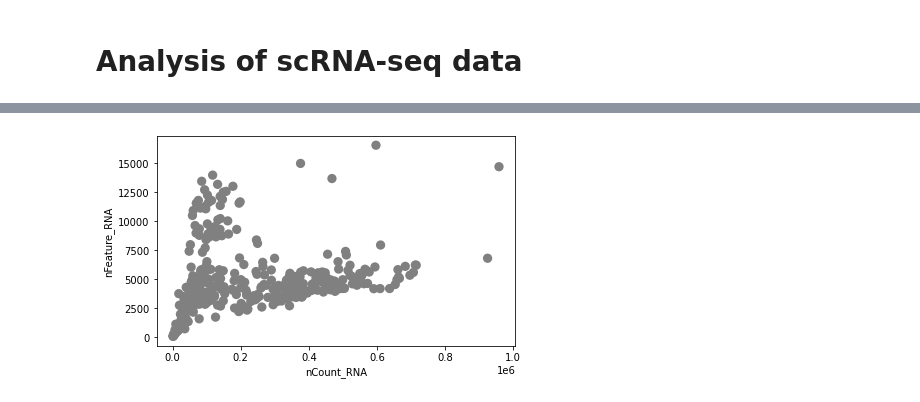
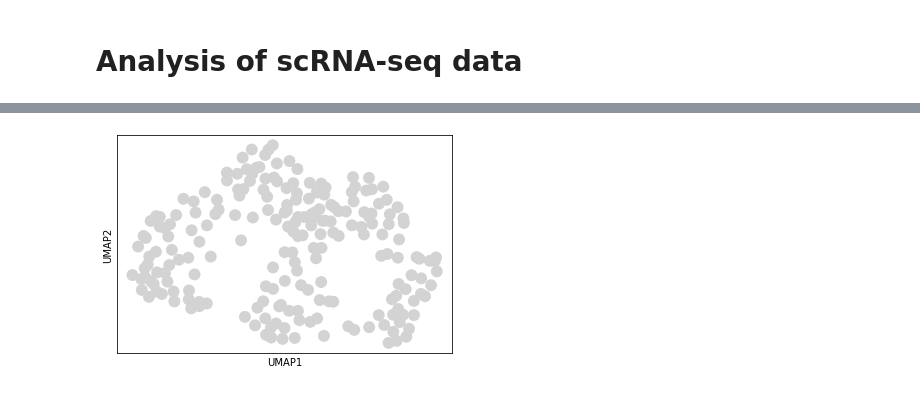
Before and after one commit to menchelab/novarinocollab, a Jupyter notebook: notebooks/scRNAseq_analysis.ipynb, the cells around one changed output, grey strips where cells are left out. Drawn from its saved outputs; the diff is of its cells as text; code cells hidden in the pictures.

```diff
--- a/notebooks/scRNAseq_analysis.ipynb
+++ b/notebooks/scRNAseq_analysis.ipynb
@@ -16,4 +17,9 @@ AnnData object with n_obs × n_vars = 348 × 24421
 # %%
 adata.obs['nCount_RNA'] = np.array(adata.X.sum(axis = 1)).flatten()
 adata.obs['nFeature_RNA'] = np.array((adata.X > 0).sum(axis = 1)).flatten()
-adata.obs
+adata.obs['percent_mt'] = \
+    np.array(adata[:, adata.var.index.str.startswith('mt')].X.sum(axis = 1)).flatten() / \
+    np.array(adata.X.sum(axis = 1)).flatten()
+adata.obs['percent_ribo'] = \
+    np.array(adata[:, adata.var.index.str.match('^Rp[sl]')].X.sum(axis = 1)).flatten() / \
+    np.array(adata.X.sum(axis = 1)).flatten()
@@ -34,0 +65,2 @@ adata.obs
+# %%
+adata = adata[(adata.obs.nFeature_RNA > 2000) & (adata.obs.percent_mt < 0.25), :].copy()
@@ -35,9 +85,27 @@ adata.obs
+# %%
+adata.layers['counts'] = adata.X.copy()
+#basically seurat preprocessing
+sc.pp.normalize_total(
+    adata,
+    target_sum = 1e4
+)
+sc.pp.log1p(adata)
+sc.pp.scale(adata)
+sc.pp.pca(
+    adata,
+    n_comps = 50,
+    svd_solver = 'arpack'
+)
+sc.pp.neighbors(
+    adata,
+    n_neighbors = 15,
+    knn = True
+)
+sc.tl.umap(adata)
 # %%
-ax = sc.pl.scatter(
+ax = sc.pl.umap(
     adata,
-    'nCount_RNA',
-    'nFeature_RNA',
     show = False
 )
 # %% [output]
-[figure, old version]
+[figure, new version]
```
Also changed, not shown: parts of 8 cells of this notebook.
